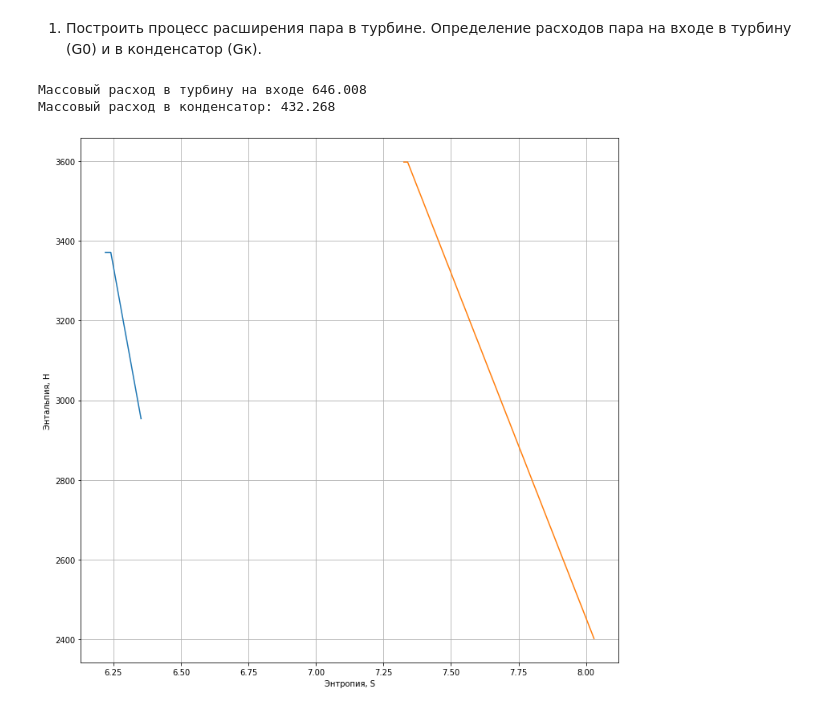
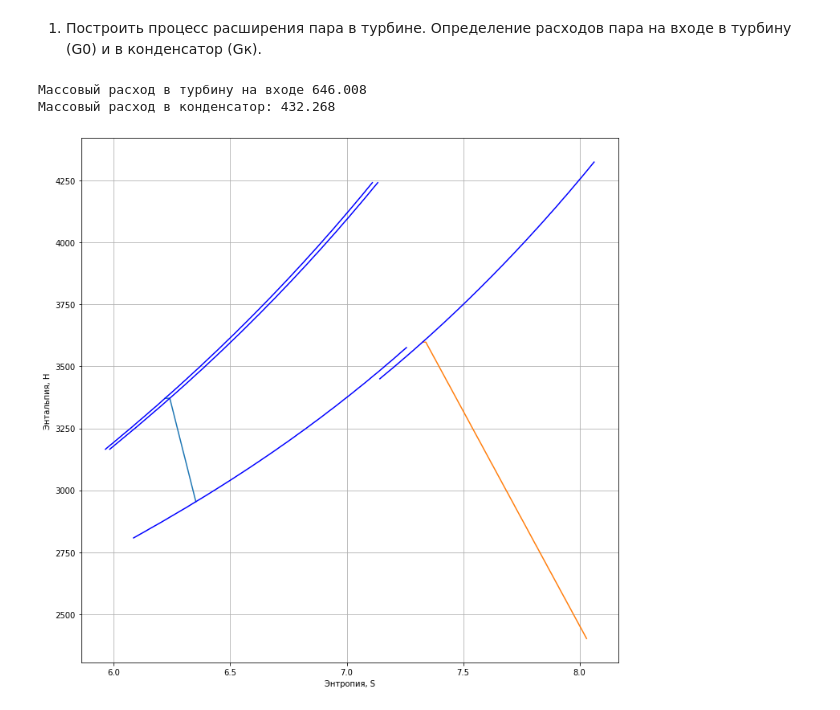
Before and after one commit to AndreyBarTF/turbines_autumn_2022-Homework, a Jupyter notebook: Пункт_1.ipynb, the cells around one changed output. Cells and saved outputs as stored; diff of their text form; code cells hidden in the pictures.

```diff
--- a/Пункт_1.ipynb
+++ b/Пункт_1.ipynb
@@ -43,27 +43,29 @@ to_kelvin = lambda x: x + 273.15 if x else None
 #Исходные данные
 #Тип турбины К-800-23,5 ЛМЗ
 
-p_0 = 25 * MPa
-t_0 = 560
-p_middle = 3.62 * MPa
-t_middle = 565
-p_k = 3.5 * kPa
-
-t_feed_water = 269
-electrical_power = 830 * (10 ** 6)
-z = 9
+p_0 = 25 * MPa #Начальное давление
+t_0 = 560 #Начальная температура
+p_middle = 3.62 * MPa #Давление промперегрева
+t_middle = 565 #Температура промперегрева
+p_k = 3.5 * kPa #Давление в конденсаторе
+t_feed_water = 269 #Температура питательной воды
+electrical_power = 830 * (10 ** 6) #Электричесская мощность
+z = 9 #Число отборов шт.
 avg_diameter = 0.9 # dр.с. = 0,9 - 1,1
 rotation_speed = 50 #n
 H_0 = 105
-p_feed_water = 1.35 * p_0
+p_feed_water = 1.35 * p_0 #Давление питательной воды
 
+#КПД
 internal_efficiency = 0.85
 mechanical_efficiency = 0.994
 generator_efficiency = 0.99
 
+#Потери давления
 delta_p0 = 0.05 * p_0
 delta_p_middle = 0.1 * p_middle
 delta_p_1 = 0.03 * p_middle
+
 
 real_p0 = p_0 - delta_p0
 real_p1t = p_middle + delta_p_middle
@@ -107,36 +109,91 @@ coeff = (point_feed_water.T - point_2.T) / (to_kelvin(374.2) - point_2.T)
 
 ksi = 0.83 * ksi_infinity
 
+#КПД
 eff_num = hp_heat_drop + lp_heat_drop
 eff_denum = hp_heat_drop + (point_middle.h - point_k_water.h)
 
 efficiency = (eff_num / eff_denum) * (1 / (1 - ksi))
 
 estimated_heat_drop = efficiency * ((point_0.h - point_feed_water.h) + (point_middle.h - point_1.h))
 
+#Массовый расход в турбину на входе
 inlet_mass_flow = electrical_power / (estimated_heat_drop * 1000 * mechanical_efficiency * generator_efficiency)
 
+#Массовый расход в конденсатор
 condenser_mass_flow = (
     electrical_power /
     ((point_2.h - point_k_water.h) * 1000 * mechanical_efficiency * generator_efficiency) * ((1 / efficiency) - 1)
 )
 
 print("Массовый расход в турбину на входе", round(inlet_mass_flow, 3))
 print("Массовый расход в конденсатор:", round(condenser_mass_flow, 3))
+
+#Построение процесса расширения в турбине
+t0 = np.arange(500,900,25)
+t_00 = list(map(to_kelvin,t0))
+
+#_point_0
+points_s = []
+points_h = []
+for temp in t_00:
+  points_s.append(gas(P = p_0 * unit, T=temp).s)
+  points_h.append(gas(P = p_0 * unit, T=temp).h)
+#point_0
+points_0s = []
+points_0h = []
+for value in points_h:
+  points_0s.append(gas(P=real_p0 * unit, h=value).s)
+  points_0h.append(gas(P=real_p0 * unit, h=value).h)
+#point_1
+point_1s = []
+point_1h = []
+point_1th =[]
+hp_heat_drop_ = []
+h_1_ = []
+for index in range(len(points_s)):
+  point_1th.append(gas(P=real_p1t * unit, s=points_s[index]).h)
+  hp_heat_drop_.append((points_h[index] - point_1th[index]) * internal_efficiency)
+  h_1_.append(points_0h[index] - hp_heat_drop_[index])
+  point_1s.append(gas(P=real_p1t * unit, h=h_1_[index]).s)
+  point_1h.append(gas(P=real_p1t * unit, h=h_1_[index]).h)
+
+#_point_middle
+_point_middle_s = []
+_point_middle_h = []
+for value in t_00:
+  _point_middle_s.append(gas(P=p_middle * unit, T=value).s)
+  _point_middle_h.append(gas(P=p_middle * unit, T=value).h)
+
+#point_middle = gas(P=real_p_middle * unit, h=_point_middle.h)
+
+
 fig, ax = plt.subplots()
 X1 = [_point_0.s,point_0.s,point_1.s]
 Y1 = [_point_0.h,point_0.h,point_1.h]
+Z1 = points_s #X
+Z2 = points_h #Y
+Z3 = points_0s
+Z4 = points_0h
+Z5 = point_1s
+Z6 = point_1h
 X2 = [_point_middle.s,point_middle.s,point_2.s]
 Y2 = [_point_middle.h,point_middle.h,point_2.h]
+Z11 = _point_middle_s
+Z22 = _point_middle_h
 plt.xlabel("Энтропия, S")
 plt.ylabel("Энтальпия, H")
 plt.plot(X1, Y1)
 plt.plot(X2, Y2)
+plt.plot(Z1, Z2, color="blue")
+plt.plot(Z3, Z4, color="blue")
+plt.plot(Z5, Z6, color="blue")
+plt.plot(Z11, Z22, color="blue")
 plt.grid()
 fig.set_figwidth(12)    #  ширина и
 fig.set_figheight(12)    #  высота "Figure"
 plt.show()
 # %% [output]
 Массовый расход в турбину на входе 646.008
 Массовый расход в конденсатор: 432.268
-[figure, old version]
+[figure, new version]
```
Also changed, not shown: parts of 2 cells of this notebook.
